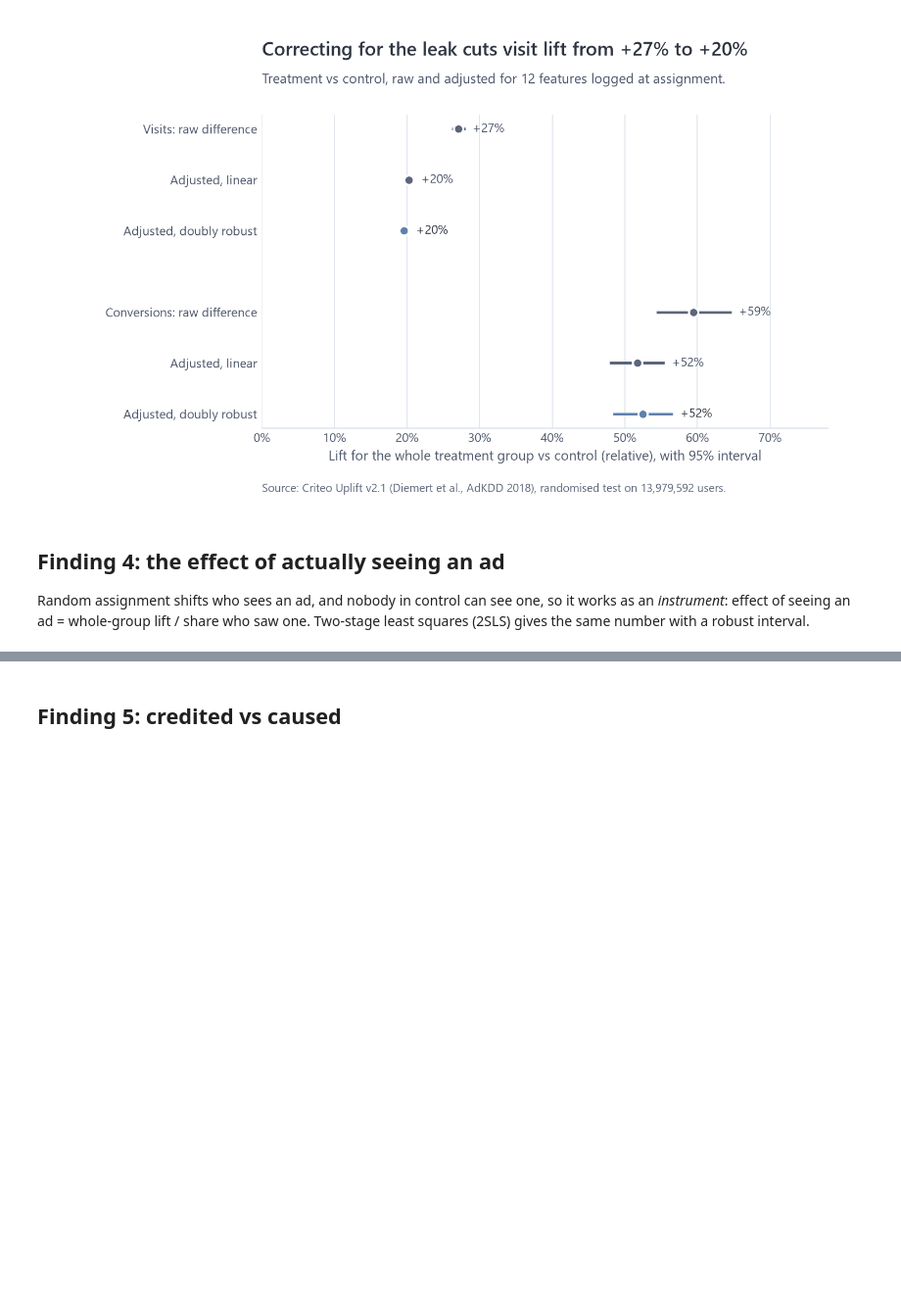
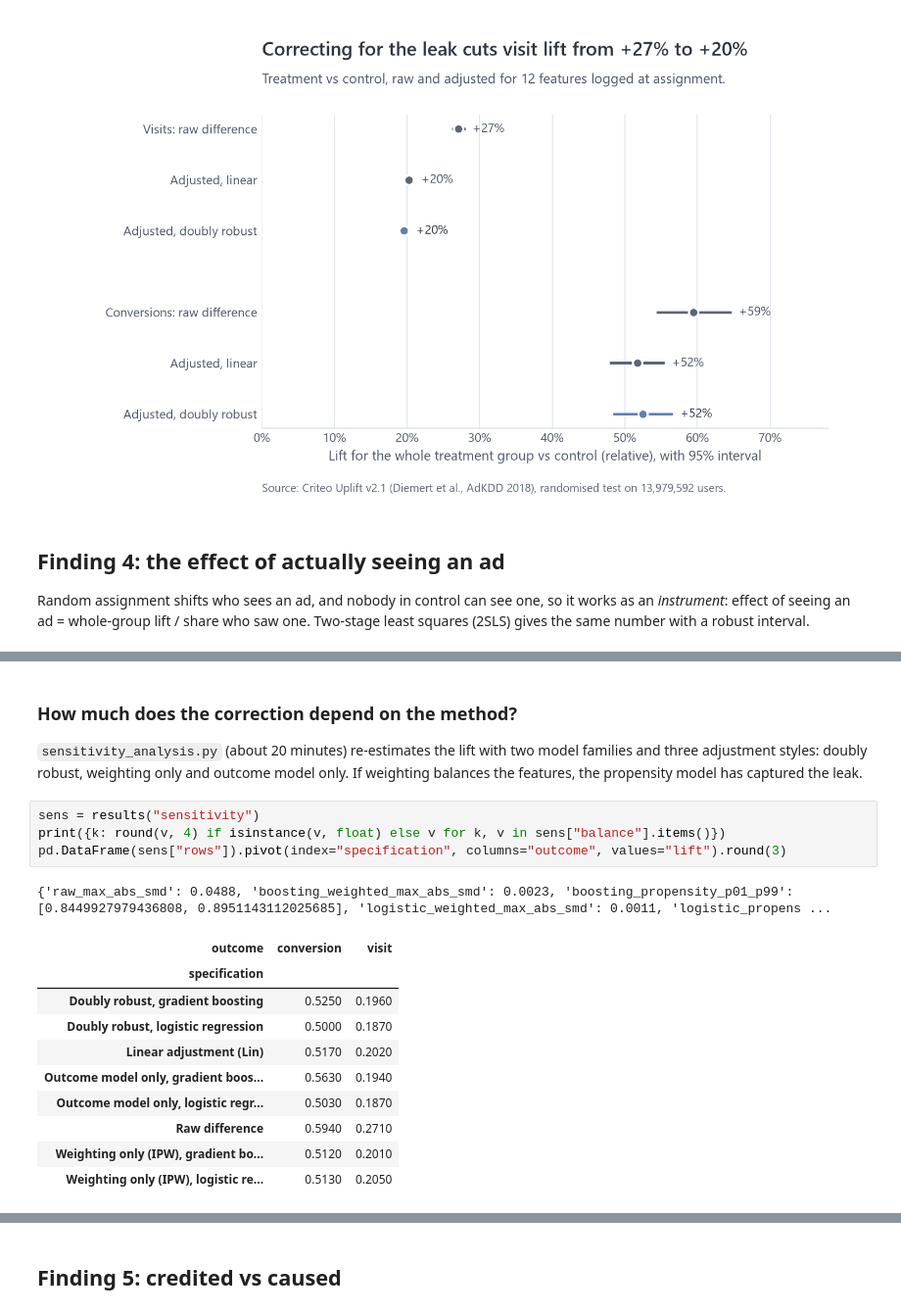
Before and after one commit to sonny-888/Ad-Incrementality, a Jupyter notebook: notebooks/03_lift.ipynb, the cells around one changed output, grey strips where cells are left out. Shown at 98% size. Saved outputs shown, nothing was run; the diff lists cells and outputs as text; blank space fills up the shorter version.

```diff
--- a/notebooks/03_lift.ipynb
+++ b/notebooks/03_lift.ipynb
@@ -76,0 +77,20 @@ show("lift/naive_vs_caused.png")
+# %% [markdown]
+### How much does the correction depend on the method?
+
+`sensitivity_analysis.py` (about 20 minutes) re-estimates the lift with two model families and three adjustment styles: doubly robust, weighting only and outcome model only. If weighting balances the features, the propensity model has captured the leak.
+# %%
+sens = results("sensitivity")
+print({k: round(v, 4) if isinstance(v, float) else v for k, v in sens["balance"].items()})
+pd.DataFrame(sens["rows"]).pivot(index="specification", columns="outcome", values="lift").round(3)
+# %% [output]
+{'raw_max_abs_smd': 0.0488, 'boosting_weighted_max_abs_smd': 0.0023, 'boosting_propensity_p01_p99': [0.8449927979436808, 0.8951143112025685], 'logistic_weighted_max_abs_smd': 0.0011, 'logistic_propens ...
+| outcome | conversion | visit |
+| specification |  |  |
+| Doubly robust, gradient boosting | 0.5250 | 0.1960 |
+| Doubly robust, logistic regression | 0.5000 | 0.1870 |
+| Linear adjustment (Lin) | 0.5170 | 0.2020 |
+| Outcome model only, gradient boos... | 0.5630 | 0.1940 |
+| Outcome model only, logistic regr... | 0.5030 | 0.1870 |
+| Raw difference | 0.5940 | 0.2710 |
+| Weighting only (IPW), gradient bo... | 0.5120 | 0.2010 |
+| Weighting only (IPW), logistic re... | 0.5130 | 0.2050 |
```
Also changed, not shown: parts of 9 cells of this notebook, 46 other files.
